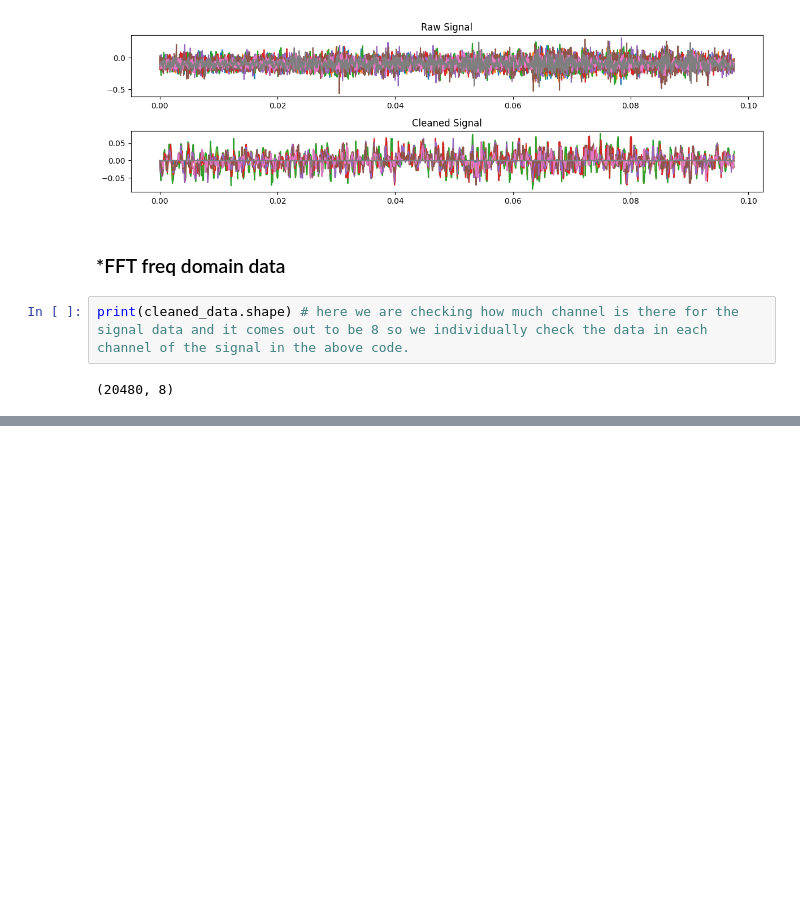
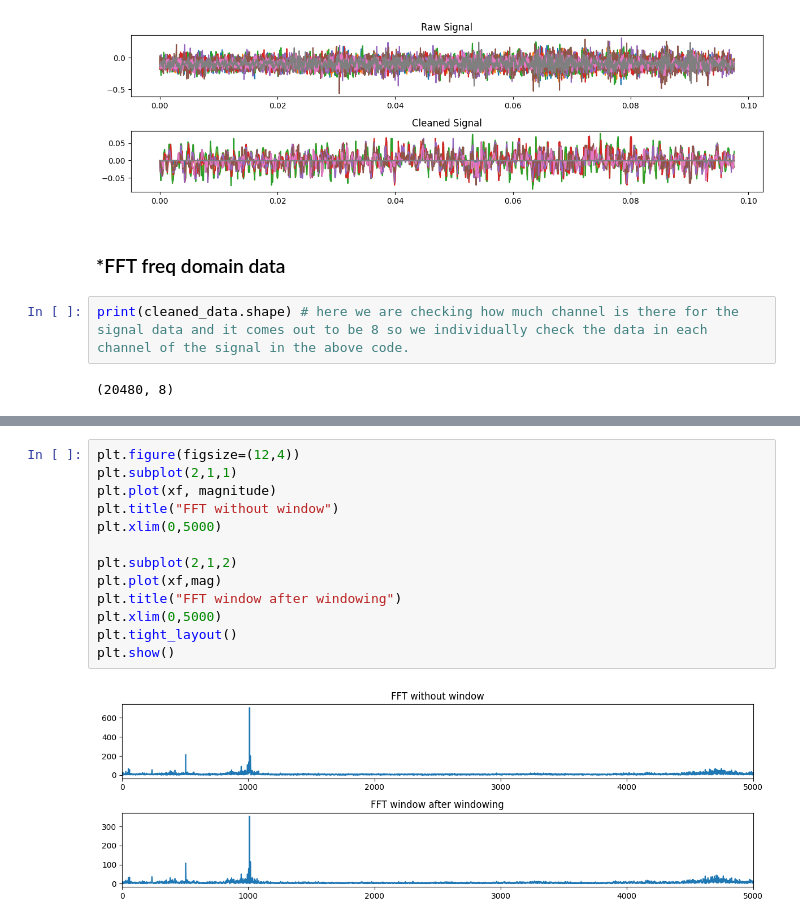
Before and after one commit to sahil07-rg/Vibrational-analysis, a Jupyter notebook: Vibrational_analysis.ipynb, the cells around one changed output, grey strips where cells are left out. Saved outputs shown, nothing was run; the diff lists cells and outputs as text; blank space fills up the shorter version.

```diff
--- a/Vibrational_analysis.ipynb
+++ b/Vibrational_analysis.ipynb
@@ -80,0 +105,15 @@ plt.show()
+# %%
+plt.figure(figsize=(12,4))
+plt.subplot(2,1,1)
+plt.plot(xf, magnitude)
+plt.title("FFT without window")
+plt.xlim(0,5000)
+
+plt.subplot(2,1,2)
+plt.plot(xf,mag)
+plt.title("FFT window after windowing")
+plt.xlim(0,5000)
+plt.tight_layout()
+plt.show()
+# %% [output]
+[figure, added]
```
Also changed, not shown: parts of 4 cells of this notebook.
